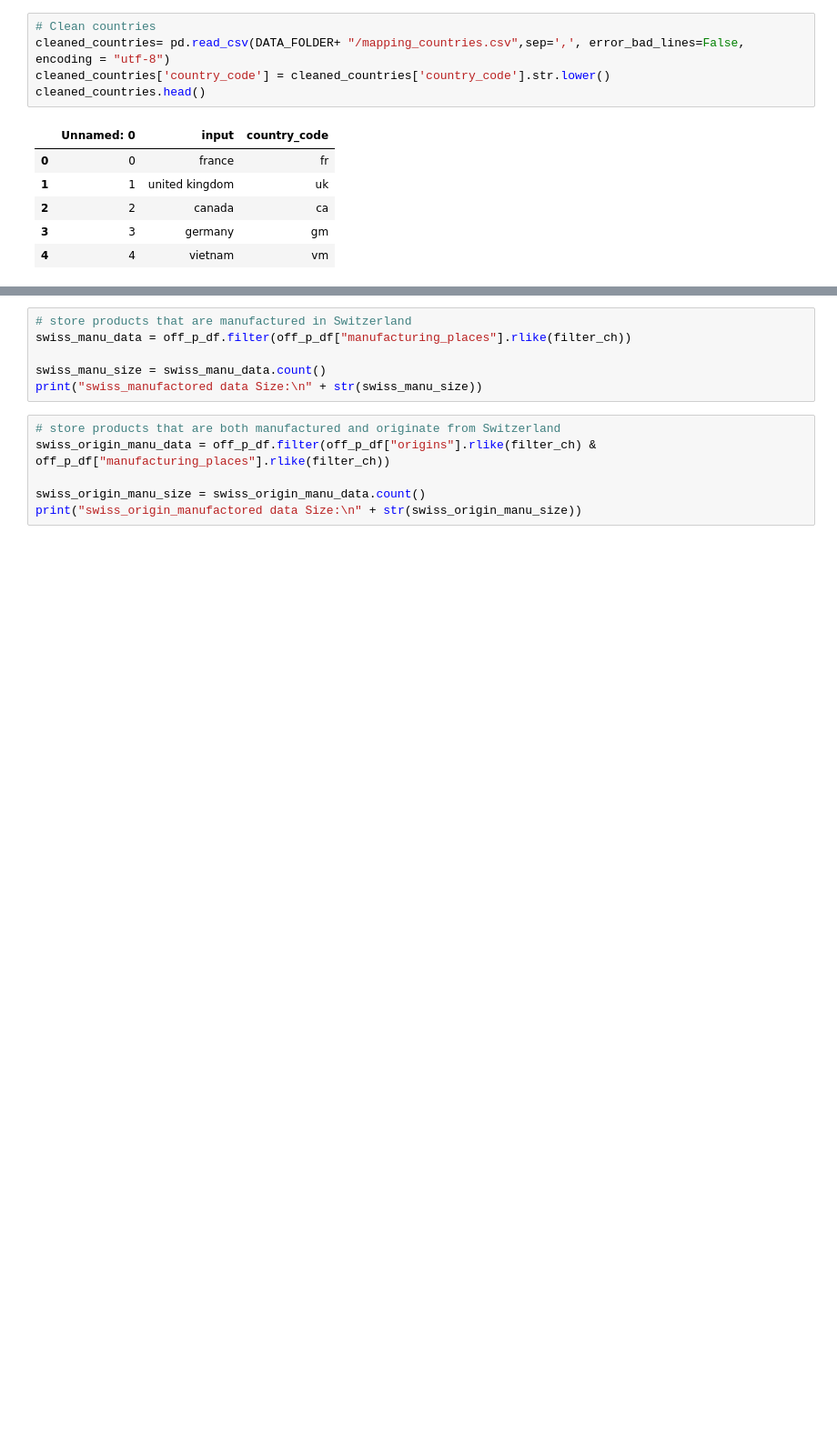
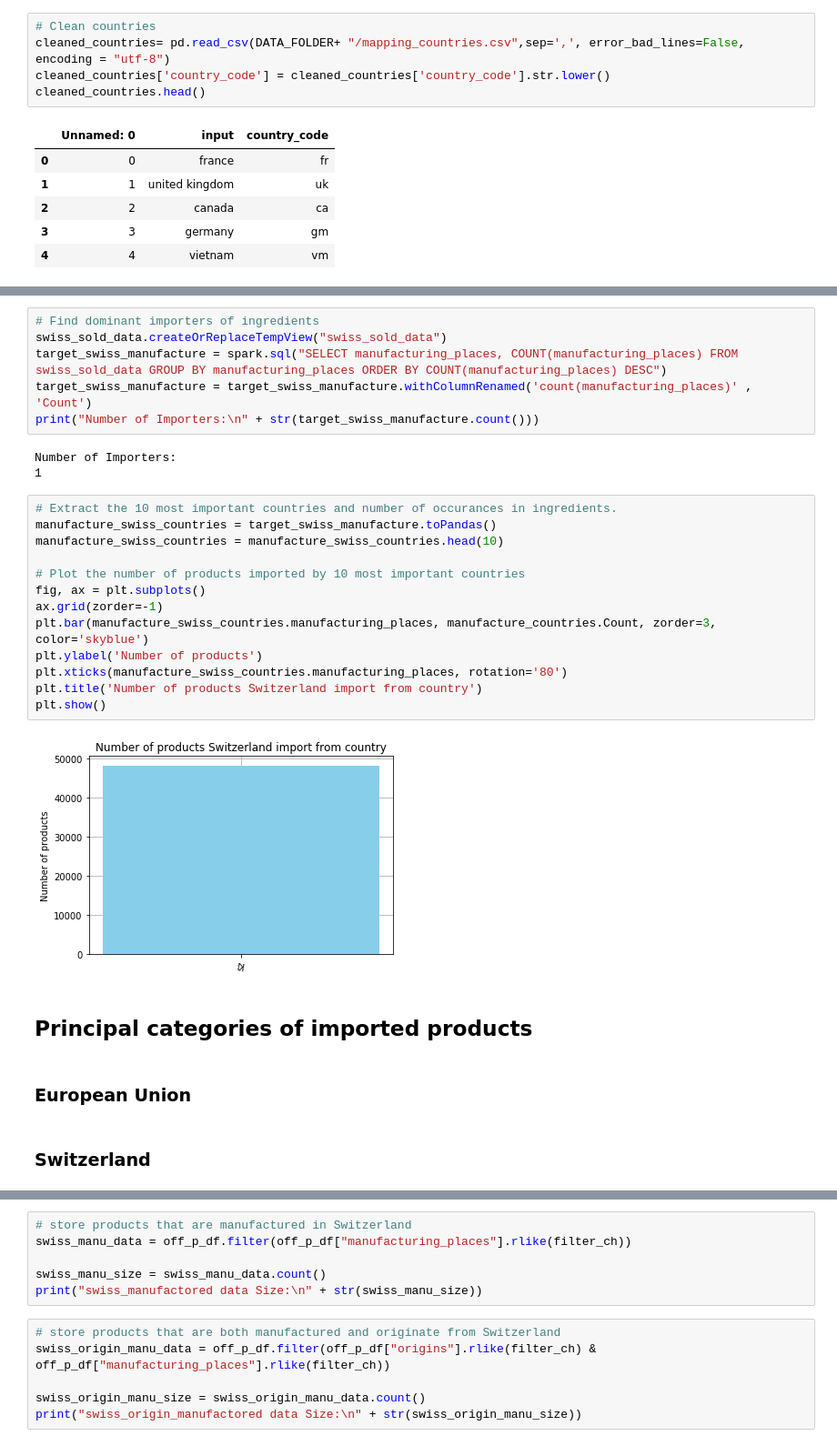
Before and after one commit to MrymZakani/ADA, a Jupyter notebook: project_EU.ipynb, the cells around one changed output, grey strips where cells are left out. Shown at 91% size. Drawn from its saved outputs; the diff is of its cells as text; blank space fills up the shorter version.

```diff
--- a/project_EU.ipynb
+++ b/project_EU.ipynb
@@ -215,0 +441,30 @@ print("swiss_origin data Size:\n" + str(swiss_origin_size))
+# %%
+# Find dominant importers of ingredients
+swiss_sold_data.createOrReplaceTempView("swiss_sold_data")
+target_swiss_manufacture = spark.sql("SELECT manufacturing_places, COUNT(manufacturing_places) FROM swiss_sold_data GROUP BY manufacturing_places ORDER BY COUNT(manufacturing_places) DESC")
+target_swiss_manufacture = target_swiss_manufacture.withColumnRenamed('count(manufacturing_places)' , 'Count')
+print("Number of Importers:\n" + str(target_swiss_manufacture.count()))
+# %% [output]
+Number of Importers:
+1
+# %%
+# Extract the 10 most important countries and number of occurances in ingredients.
+manufacture_swiss_countries = target_swiss_manufacture.toPandas()
+manufacture_swiss_countries = manufacture_swiss_countries.head(10)
+
+# Plot the number of products imported by 10 most important countries
+fig, ax = plt.subplots()
+ax.grid(zorder=-1)
+plt.bar(manufacture_swiss_countries.manufacturing_places, manufacture_countries.Count, zorder=3, color='skyblue')
+plt.ylabel('Number of products')
+plt.xticks(manufacture_swiss_countries.manufacturing_places, rotation='80')
+plt.title('Number of products Switzerland import from country')
+plt.show()
+# %% [output]
+[figure, added]
+# %% [markdown]
+## Principal categories of imported products
+# %% [markdown]
+### European Union
+# %% [markdown]
+### Switzerland
```
Also changed, not shown: parts of 43 cells of this notebook.
